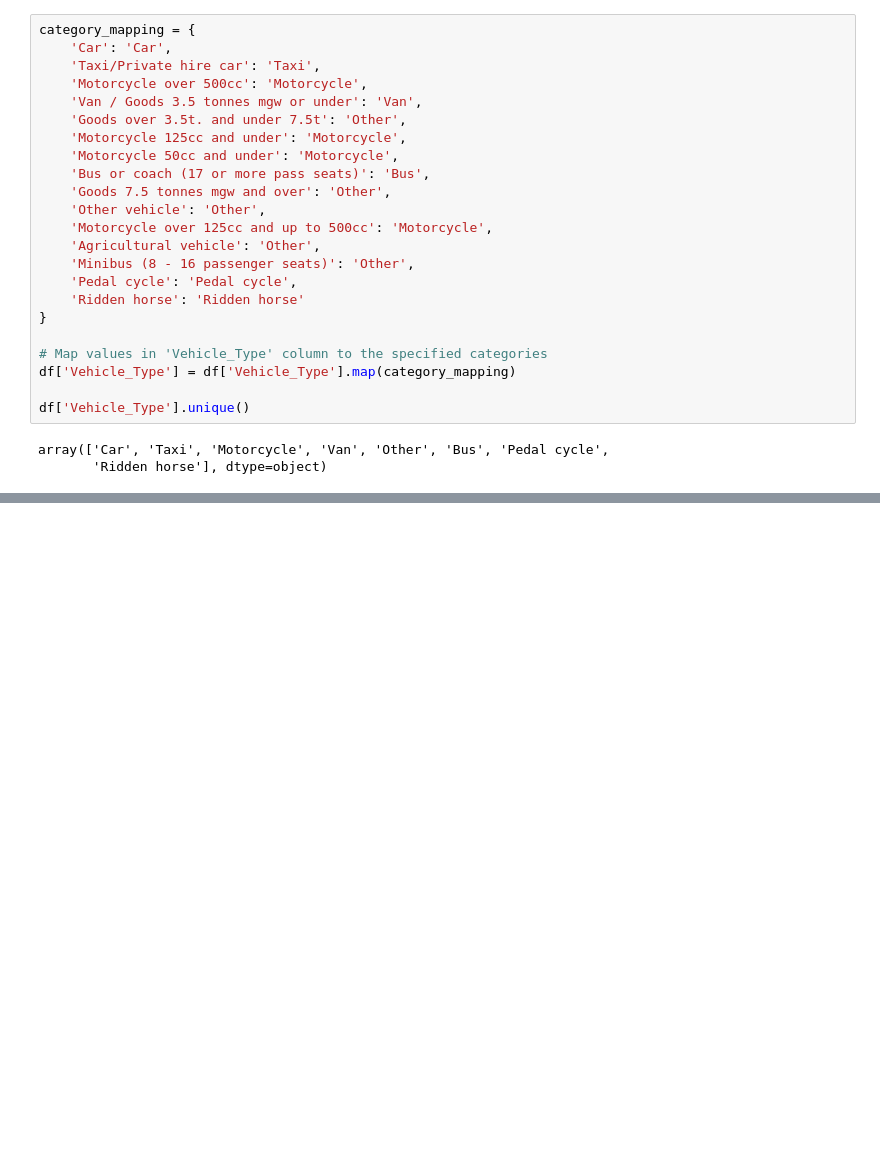
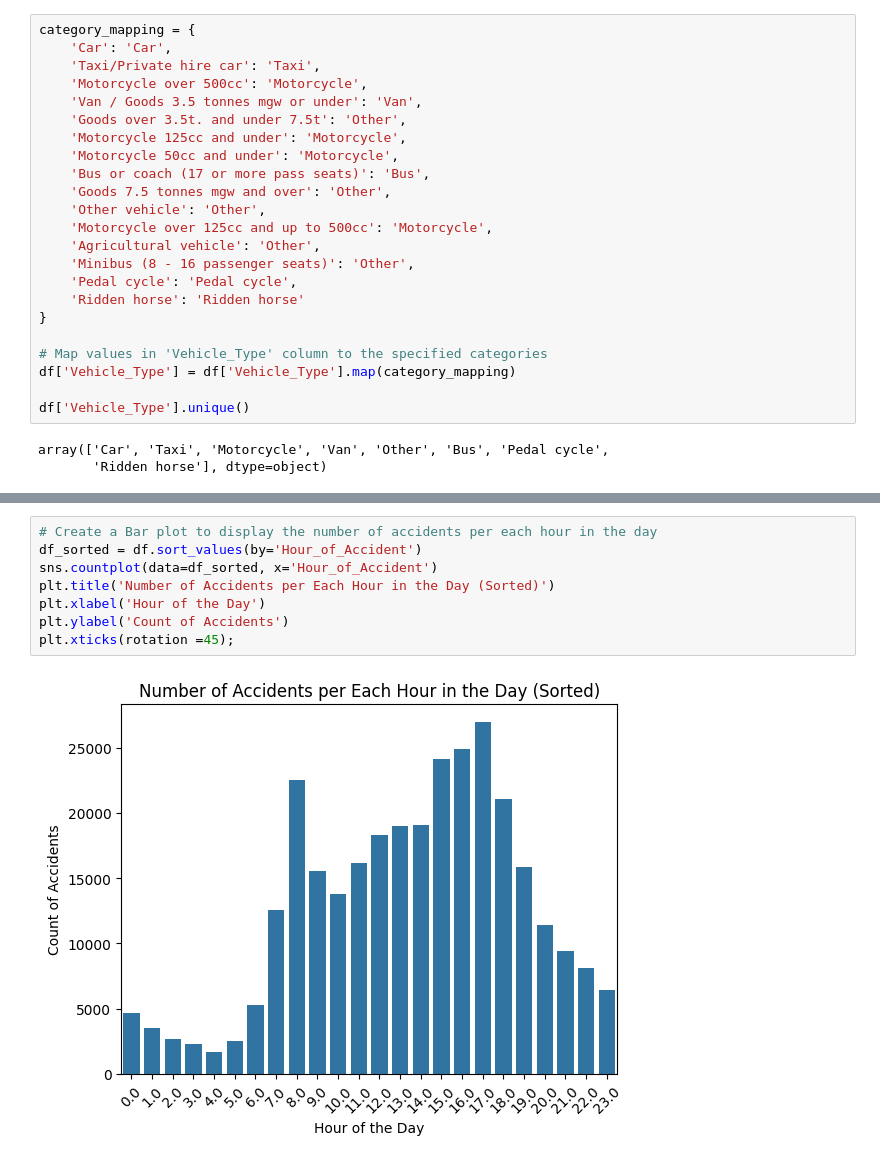
Before and after one commit to alixkaw/DPP-1, a Jupyter notebook: notebooks/01_exploration.ipynb, the cells around one changed output, grey strips where cells are left out. Saved outputs shown, nothing was run; the diff lists cells and outputs as text; blank space fills up the shorter version.

```diff
--- a/notebooks/01_exploration.ipynb
+++ b/notebooks/01_exploration.ipynb
@@ -278,0 +287,10 @@ plt.xticks(rotation=30)
+# %%
+# Create a Bar plot to display the number of accidents per each hour in the day
+df_sorted = df.sort_values(by='Hour_of_Accident')
+sns.countplot(data=df_sorted, x='Hour_of_Accident')
+plt.title('Number of Accidents per Each Hour in the Day (Sorted)')
+plt.xlabel('Hour of the Day')
+plt.ylabel('Count of Accidents')
+plt.xticks(rotation =45);
+# %% [output]
+[figure, added]
```
Also changed, not shown: parts of 7 cells of this notebook.
